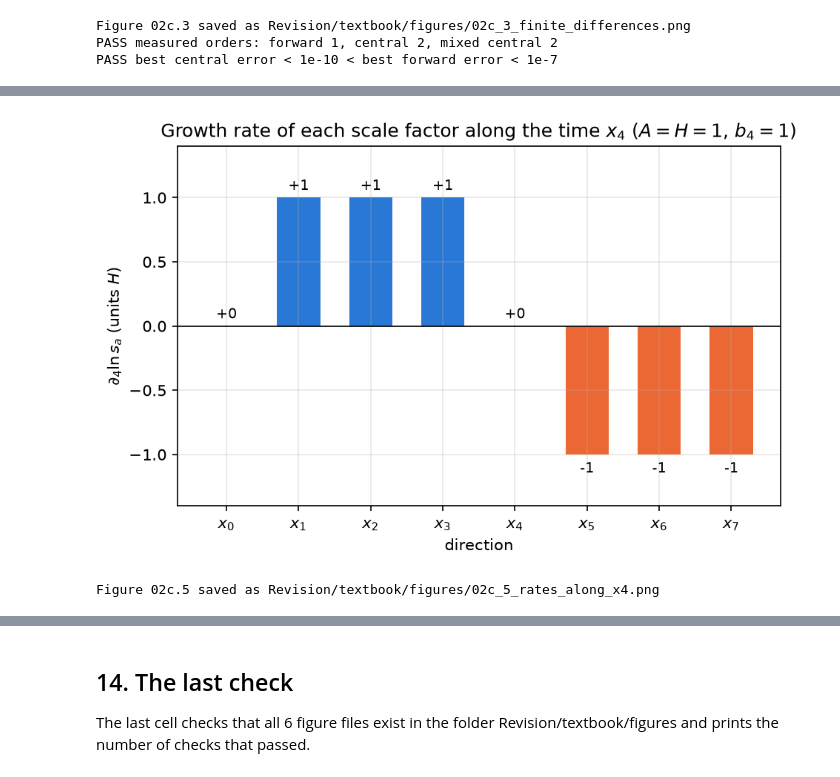
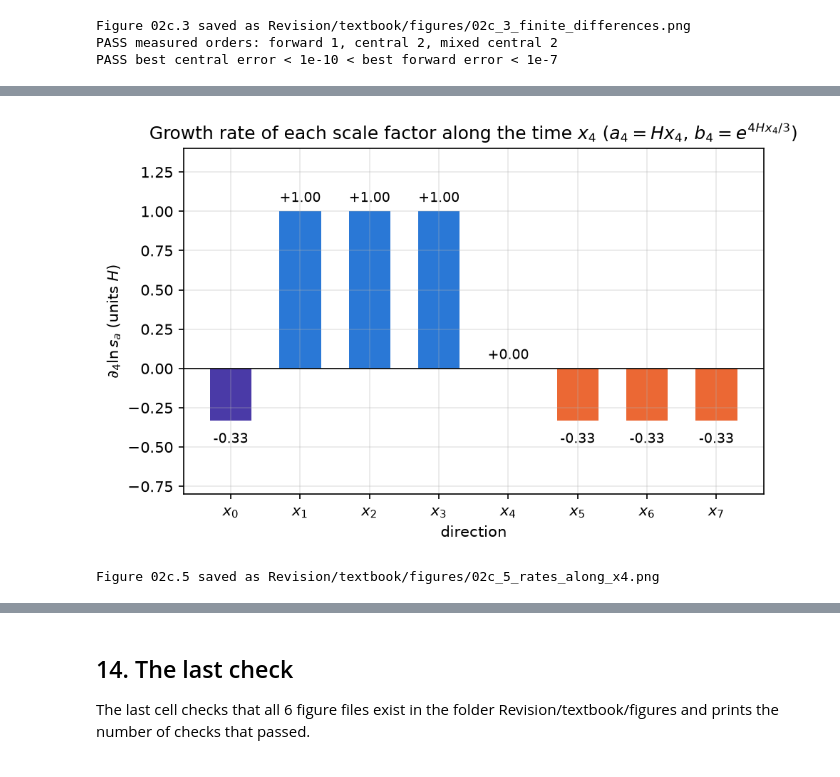
Before and after one commit to once-ere/Dirac_claude, a Jupyter notebook: Revision/textbook/notebooks/02c_partial_derivatives.ipynb, the cells around one changed output, grey strips where cells are left out. Drawn from its saved outputs; the diff is of its cells as text; code cells hidden in the pictures.

```diff
--- a/Revision/textbook/notebooks/02c_partial_derivatives.ipynb
+++ b/Revision/textbook/notebooks/02c_partial_derivatives.ipynb
@@ -1113,44 +1176,64 @@ sympy prints $H \cot z$ as `H/tan(6*H*x0)` and $-6H/(\sin z \cos z)$ as
 `-12*H/sin(12*H*x0)`; these are the same, because $\sin 2z = 2 \sin z \cos z$.
 # %%
 rate4 = [sp.simplify(sp.diff(G[a, a], x4) / (2 * G[a, a])) for a in range(8)]
-rate0 = [sp.simplify(tidy(sp.diff(G[a, a], x0) / (2 * G[a, a]))) for a in range(8)]
+rate0 = [plain(sp.simplify(sp.diff(G[a, a], x0) / (2 * G[a, a]))) for a in range(8)]
 da4 = sp.diff(a4(x4), x4)  # a4', the derivative of a4
 db4 = sp.diff(b4(x4), x4)  # b4', the derivative of b4
+shrink = -da4 + db4 / (2 * b4(x4))  # the rate of the factor e^(-a4) b4^(1/2)
 # the author's order x0, x1, ..., x7
-expected4 = [0] + [da4] * 3 + [0] + [-da4 + db4 / (2 * b4(x4))] * 3
-expected0 = ([-6 * H / (sp.sin(z) * sp.cos(z))] + [H * sp.cot(z)] * 3 + [0]
+expected4 = [shrink] + [da4] * 3 + [0] + [shrink] * 3
+expected0 = ([-6 * H / (sp.sin(z) * sp.cos(z))] + [0] * 3 + [0]
              + [H * sp.cot(z)] * 3)
 for a, name in enumerate(COORDS):
     say(f"{name}: d4 ln s = {rate4[a]},  d0 ln s = {rate0[a]}")
 check(all(same(r, e) for r, e in zip(rate4, expected4))
       and all(same(r, e) for r, e in zip(rate0, expected0)),
-      "the rates a4', -a4' + b4'/(2 b4), H cot z and -6H/(sin z cos z) of section 4")
-check(same(sum(rate4), sp.Rational(3, 2) * db4 / b4(x4))
-      and sp.simplify(sum(rate4).subs(db4, 0)) == 0,
-      "the eight rates along x4 add up to (3/2) b4'/b4, zero for constant b4")
+      "the rates a4', -a4' + b4'/(2 b4), 0, H cot z and -6H/(sin z cos z)")
+check(same(sum(rate4), -da4 + 2 * db4 / b4(x4)),
+      "the eight rates along x4 add up to -a4' + 2 b4'/b4")
 
-rates_now = [float(r.subs({da4: 1, db4: 0})) for r in rate4]  # a4' = 1, b4' = 0
+PARAMETERS = "Revision/kohn_sham/results/parameters.json"
+physics = json.loads(repository_file(PARAMETERS).read_text(
+    encoding="utf-8"))["physics"]
+A_REC, H_REC = physics["historyA"], physics["H"]  # a4 = A H x4
+BETA, B40 = physics["historyBeta"], physics["historyB4AtZero"]  # b4 = b4(0) e^...
+report("history of the record: A, H, beta, b4(0)", f"{A_REC}, {H_REC}, "
+       f"{BETA:.15f}, {B40}")
+check(A_REC == 1.0 and H_REC == 1.0 and abs(BETA - 4 / 3) < 1e-14 and B40 == 1.0,
+      "the prescribed history: a4 = H x4, b4 = e^((4/3) H x4) (A = H = 1)",
+      record=f"{PARAMETERS}, keys historyA, H, historyBeta, historyB4AtZero")
+on_history = {da4: sp.Integer(1), db4: sp.Rational(4, 3) * b4(x4)}  # a4', b4'
+rates_now = [sp.simplify(r.subs(on_history)) for r in rate4]
+report("the eight rates on the history (x0 ... x7)",
+       ", ".join(str(r) for r in rates_now))
+check(sum(rates_now) == sp.Rational(5, 3) == 2 * sp.Rational(4, 3) - 1
+      and "(2 beta - 1) a4,0" in physics["Vol7Rule"],
+      "on the history the rates add up to 5/3 = 2 beta - 1: the volume grows",
+      record=f"{PARAMETERS}, key Vol7Rule")
+
+values_now = [float(r) for r in rates_now]
 fig, ax = plt.subplots()
-colors = [GREY] + [BLUE] * 3 + [GREY] + [ORANGE] * 3
-ax.bar(range(8), rates_now, color=colors, width=0.6)
+colors = [VIOLET] + [BLUE] * 3 + [GREY] + [ORANGE] * 3
+ax.bar(range(8), values_now, color=colors, width=0.6)
 ax.axhline(0.0, color=BLACK, lw=0.8)
 ax.set_xticks(range(8), [f"$x_{k}$" for k in range(8)])
-for k, value in enumerate(rates_now):
-    ax.text(k, value + (0.06 if value >= 0 else -0.14), f"{value:+.0f}",
+for k, value in enumerate(values_now):
+    ax.text(k, value + (0.06 if value >= 0 else -0.14), f"{value:+.2f}",
             ha="center", fontsize=9)
-ax.set_ylim(-1.4, 1.4)
+ax.set_ylim(-0.8, 1.4)
 ax.set_xlabel("direction")
 ax.set_ylabel("$\\partial_4 \\ln s_a$ (units $H$)")
 ax.set_title("Growth rate of each scale factor along the time $x_4$ "
-             "($A = H = 1$, $b_4 = 1$)")
+             "($a_4 = H x_4$, $b_4 = e^{4 H x_4/3}$)")
 save_figure(fig, "rates_along_x4",
             "The rate $\\partial_4 \\ln s_a$ at which the scale factor $s_a$ of "
             "each direction changes with the time $x_4$ (vertical axis, units of "
-            "$H$), along the linear history $a_4 = A H x_4$ with $A = H = 1$ and "
-            "$b_4 = 1$. "
-            "The three 3-space directions $x_1, x_2, x_3$ (blue) grow at the rate "
-            "$+a_4' = +1$: 3-space inflates. The three extra times $x_5, x_6, x_7$ "
-            "(orange) shrink at the rate $-a_4' + b_4'/(2 b_4) = -1$: they "
-            "deflate exponentially. The time $x_4$ and the hidden direction $x_0$ "
-            "(grey) do not change with $x_4$. The eight rates add up to zero.")
+            "$H$), along the prescribed history of the Revision record, "
+            "$a_4 = H x_4$ and $b_4 = e^{(4/3) H x_4}$ ($H = 1$). The three "
+            "3-space directions $x_1, x_2, x_3$ (blue) grow at the rate "
+            "$+a_4' = +1$: 3-space inflates. The three extra times "
+            "$x_5, x_6, x_7$ (orange) and the hidden direction $x_0$ (violet) "
+            "shrink at the rate $-a_4' + b_4'/(2 b_4) = -1/3$: they deflate "
+            "exponentially. The time $x_4$ (grey) does not change. The eight "
+            "rates add up to $5/3$: the volume factor grows.")
 # %% [output]
@@ -1170,4 +1257,4 @@ PASS the eight rates along x4 add up to (3/2) b4'/b4, zero for constant b4
-[figure, old version]
+[figure, new version]
 Figure 02c.5 saved as Revision/textbook/figures/02c_5_rates_along_x4.png
 # %% [markdown]
 The rates along the hidden coordinate depend on $z$. The next cell draws them
```
Also changed, not shown: parts of 19 cells of this notebook, 12 other files.
